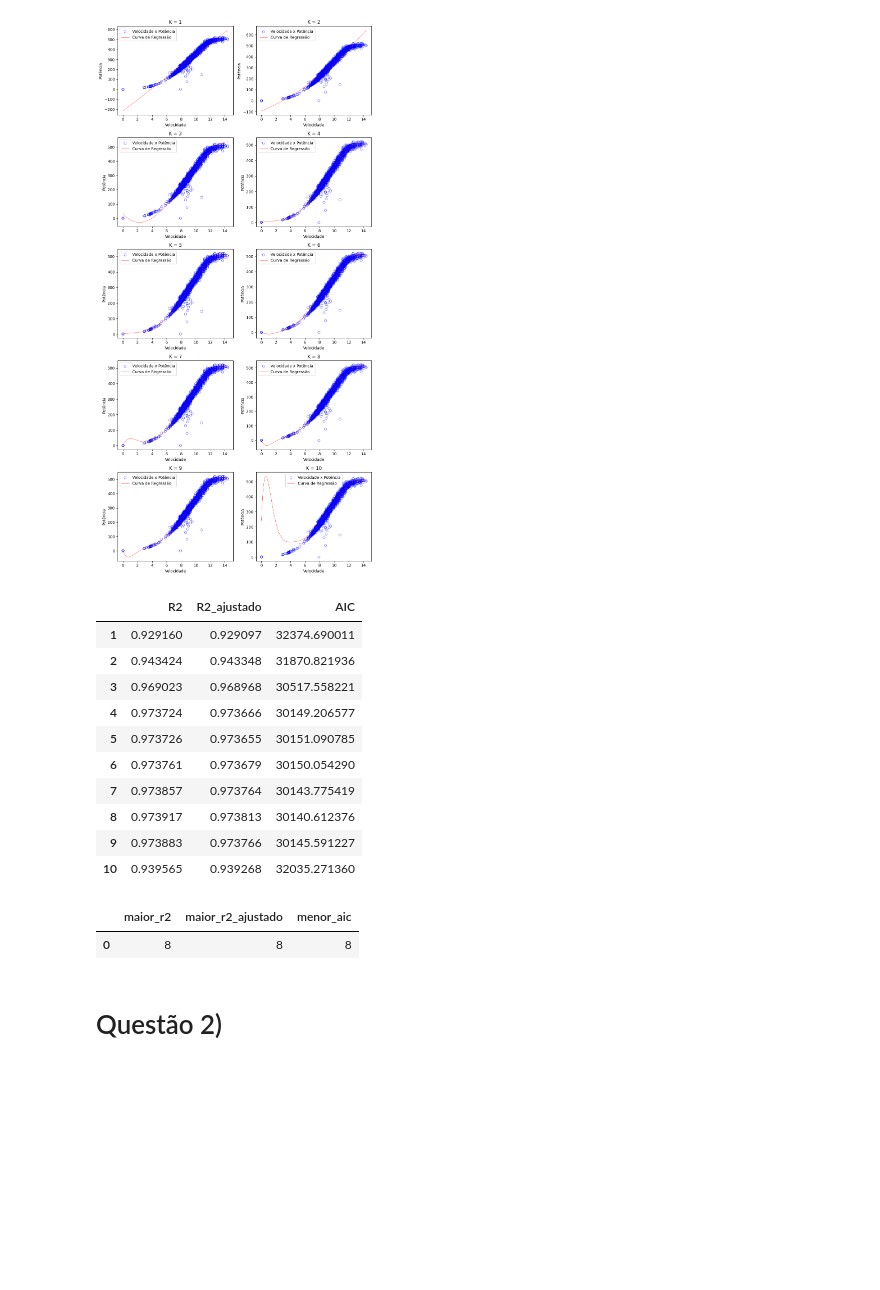
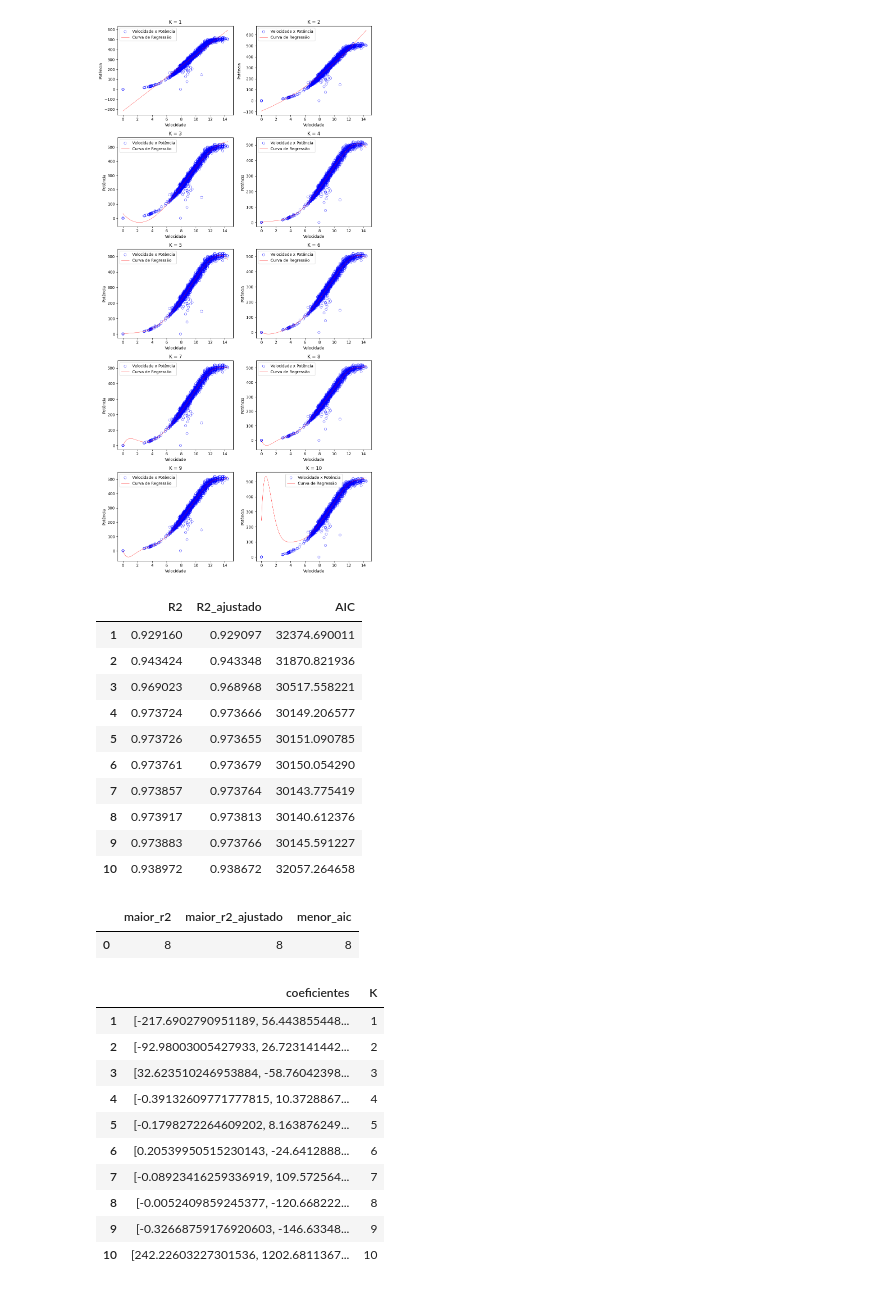
Before and after one commit to rmouram/ica_trabalho, a Jupyter notebook: tc2/q1.ipynb, the cells around one changed output. Drawn from its saved outputs; the diff is of its cells as text; code cells hidden in the pictures; blank space fills up the shorter version.

```diff
--- a/tc2/q1.ipynb
+++ b/tc2/q1.ipynb
@@ -143,11 +143,13 @@ p = k + 1
 fig, axs = plt.subplots(5, 2, figsize=(10, 20))  # Cria a grade de subplots
 
 data_values = []
+coeficientes = []
 
 for k in range(1, 11):
+    p = k + 1
     X = np.column_stack([v ** i for i in range(k + 1)])
     B = np.linalg.inv(X.T @ X) @ X.T @ y
-
+    coeficientes.append((B, k))
     ypred = X @ B
     erro = y - ypred
 
@@ -193,7 +195,7 @@ data
 | 7 | 0.973857 | 0.973764 | 30143.775419 |
 | 8 | 0.973917 | 0.973813 | 30140.612376 |
 | 9 | 0.973883 | 0.973766 | 30145.591227 |
-| 10 | 0.939565 | 0.939268 | 32035.271360 |
+| 10 | 0.938972 | 0.938672 | 32057.264658 |
 # %%
 # Cria um novo DataFrame com os índices dos maiores e menores valores
 new_data = {
@@ -208,5 +210,19 @@ result_df
 # %% [output]
 |  | maior_r2 | maior_r2_ajustado | menor_aic |
 | 0 | 8 | 8 | 8 |
-# %% [markdown]
-# Questão 2)
+# %%
+# Cria o DataFrame com os valores de x, y e t e define os índices como os valores de k
+coeficientes = pd.DataFrame(coeficientes, columns=['coeficientes', 'K'], index=range(1, 11))
+coeficientes
+# %% [output]
+|  | coeficientes | K |
+| 1 | [-217.6902790951189, 56.443855448... | 1 |
+| 2 | [-92.98003005427933, 26.723141442... | 2 |
+| 3 | [32.623510246953884, -58.76042398... | 3 |
+| 4 | [-0.39132609771777815, 10.3728867... | 4 |
+| 5 | [-0.1798272264609202, 8.163876249... | 5 |
+| 6 | [0.20539950515230143, -24.6412888... | 6 |
+| 7 | [-0.08923416259336919, 109.572564... | 7 |
+| 8 | [-0.0052409859245377, -120.668222... | 8 |
+| 9 | [-0.32668759176920603, -146.63348... | 9 |
+| 10 | [242.22603227301536, 1202.6811367... | 10 |
```
Also changed, not shown: parts of 8 cells of this notebook, 53 other files.
